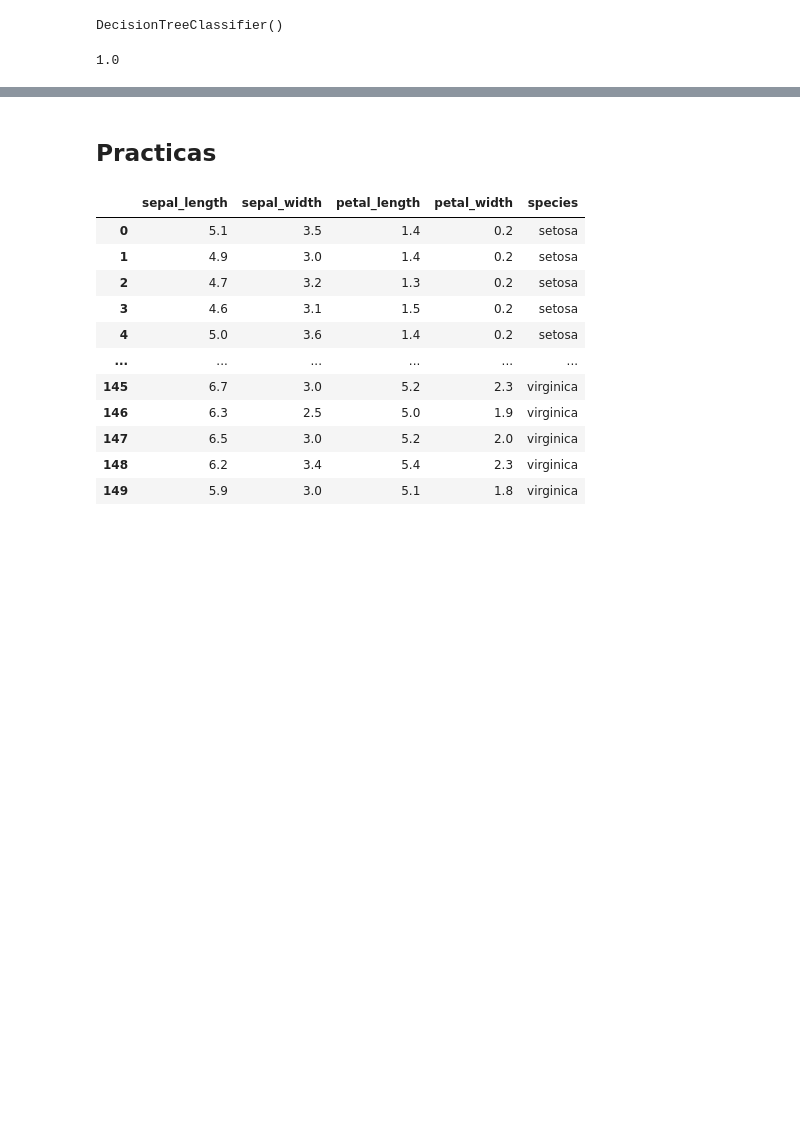
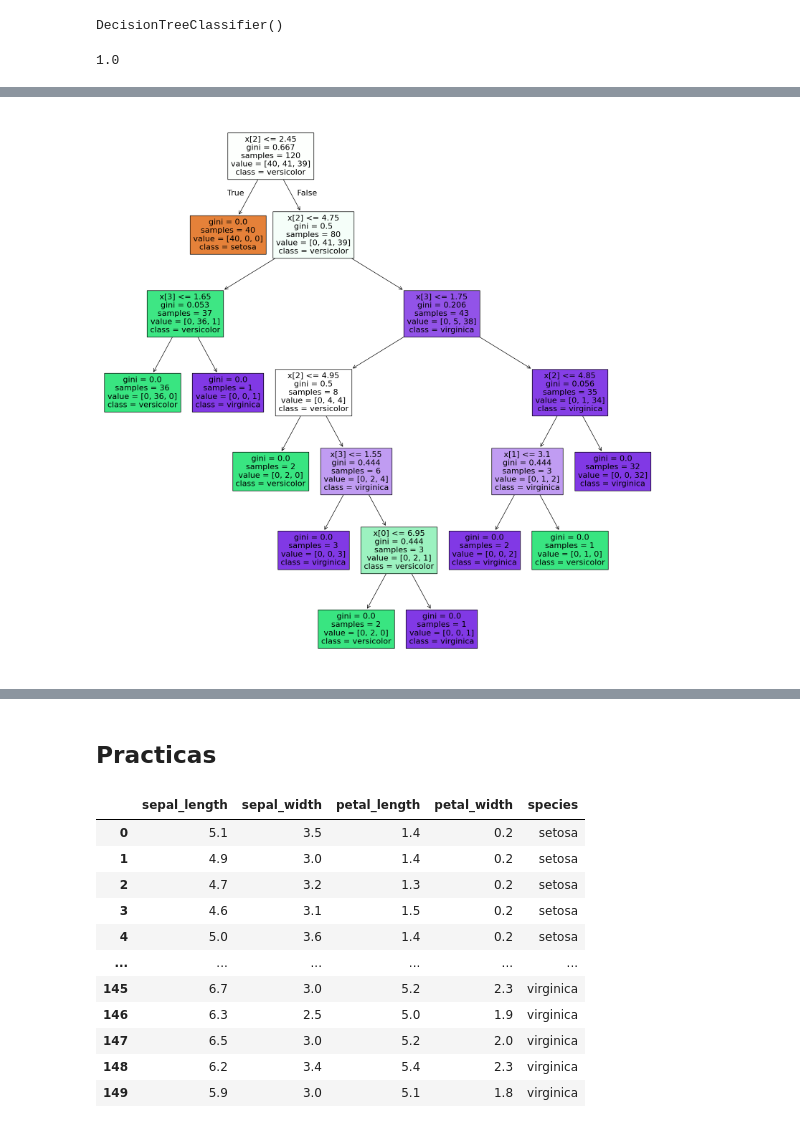
Before and after one commit to sorubadguy/Curso_data_y_machine, a Jupyter notebook: Día_11/Cuadernos para Prácticas/Arboles de Decisión.ipynb, the cells around one changed output, grey strips where cells are left out. Saved outputs shown, nothing was run; the diff lists cells and outputs as text; code cells hidden in the pictures; blank space fills up the shorter version.

```diff
--- a/Día_11/Cuadernos para Prácticas/Arboles de Decisión.ipynb
+++ b/Día_11/Cuadernos para Prácticas/Arboles de Decisión.ipynb
@@ -75,0 +82,7 @@ plot_tree(decision_tree=arbol);
+# %%
+plt.figure(figsize=(20,20))
+plot_tree(decision_tree=arbol,
+          class_names=['setosa', 'versicolor', 'virginica'],
+          filled=True);
+# %% [output]
+[figure, added]
```
Also changed, not shown: parts of 4 cells of this notebook, 2 other files.
